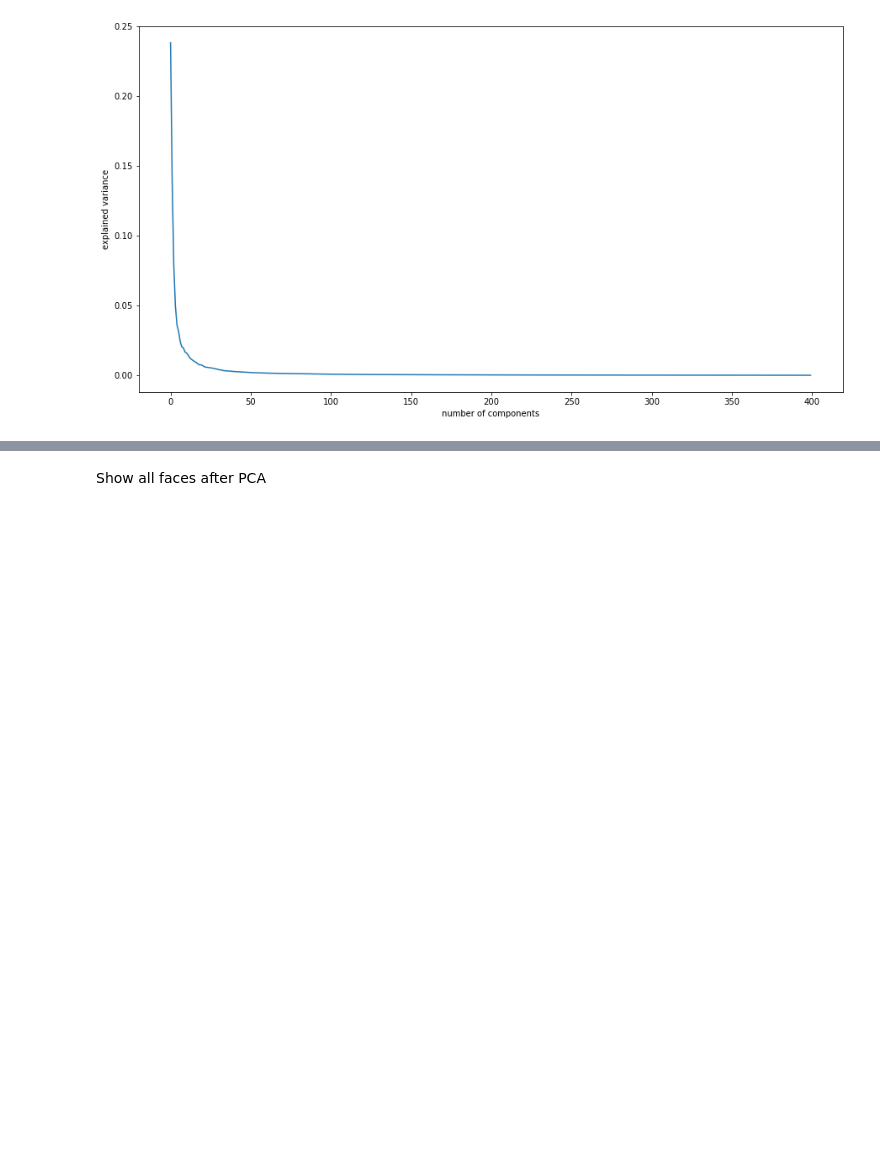
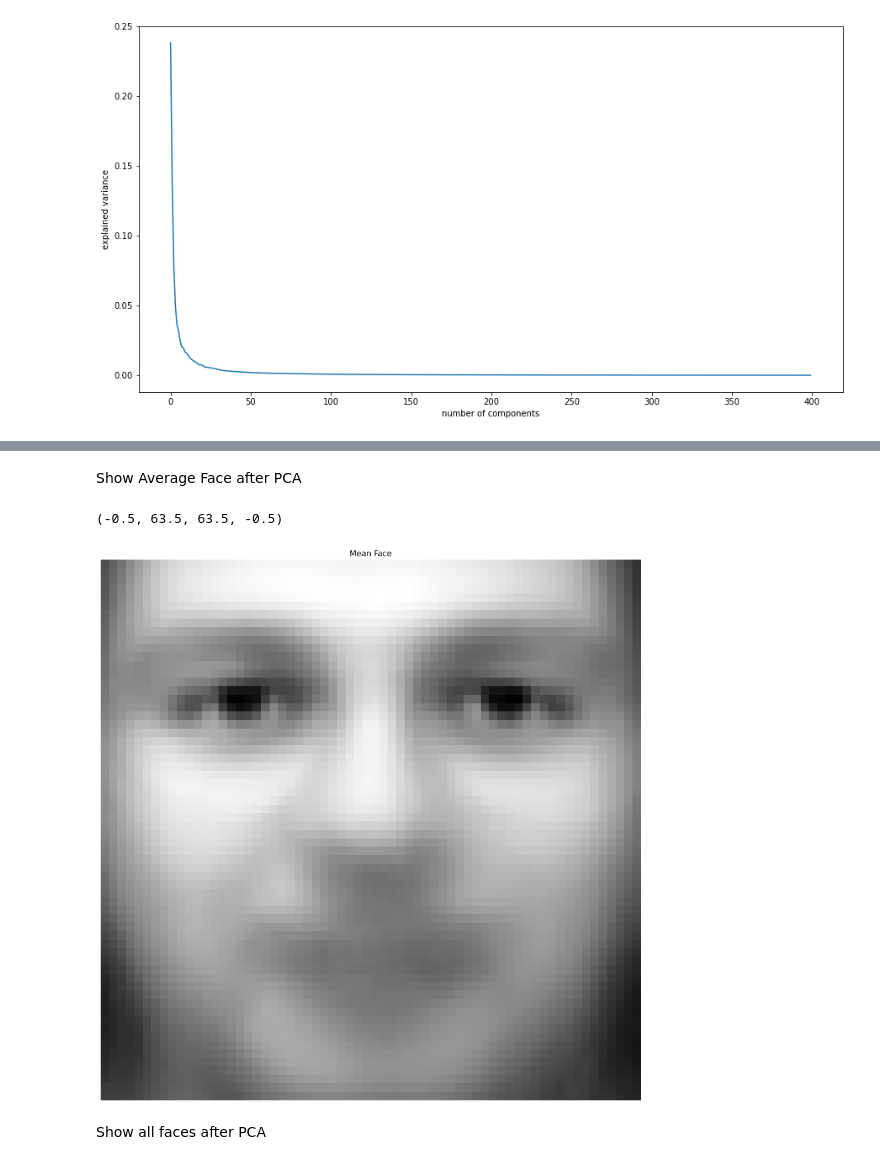
Before and after one commit to TheScorpoi/faa-face-recognition, a Jupyter notebook: src/main.ipynb, the cells around one changed output, grey strips where cells are left out. Saved outputs shown, nothing was run; the diff lists cells and outputs as text; code cells hidden in the pictures; blank space fills up the shorter version.

```diff
--- a/src/main.ipynb
+++ b/src/main.ipynb
@@ -271,3 +282,13 @@ X_test_pca shape: (80, 90)
+# %% [markdown]
+Show Average Face after PCA
+# %%
+fig, ax=plt.subplots(nrows=1, ncols=1, figsize=(15,15))
+ax.imshow(pca.mean_.reshape((64,64)), cmap="gray")
+ax.set_title("Mean Face")
+ax.axis("off")
+# %% [output]
+(-0.5, 63.5, 63.5, -0.5)
+[figure, added]
 # %% [markdown]
 Show all faces after PCA
 # %%
```
Also changed, not shown: parts of 6 cells of this notebook.
